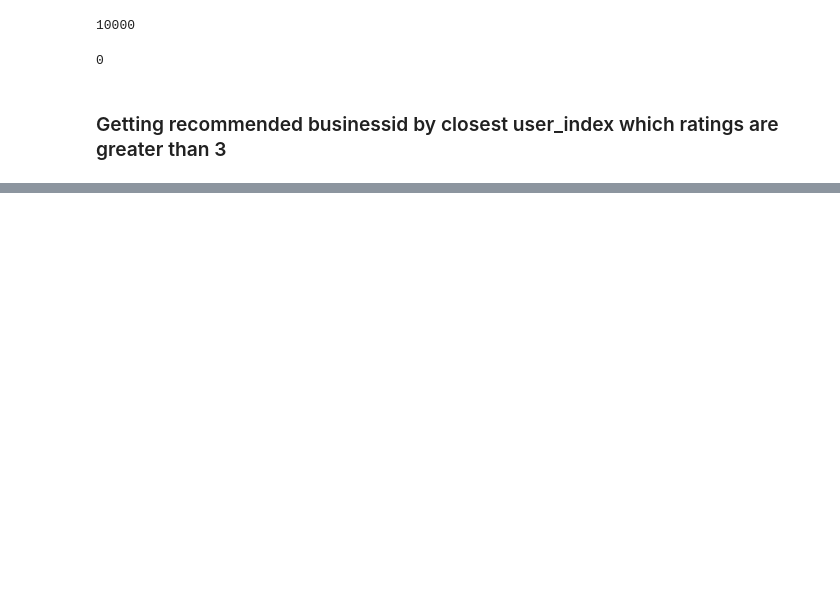
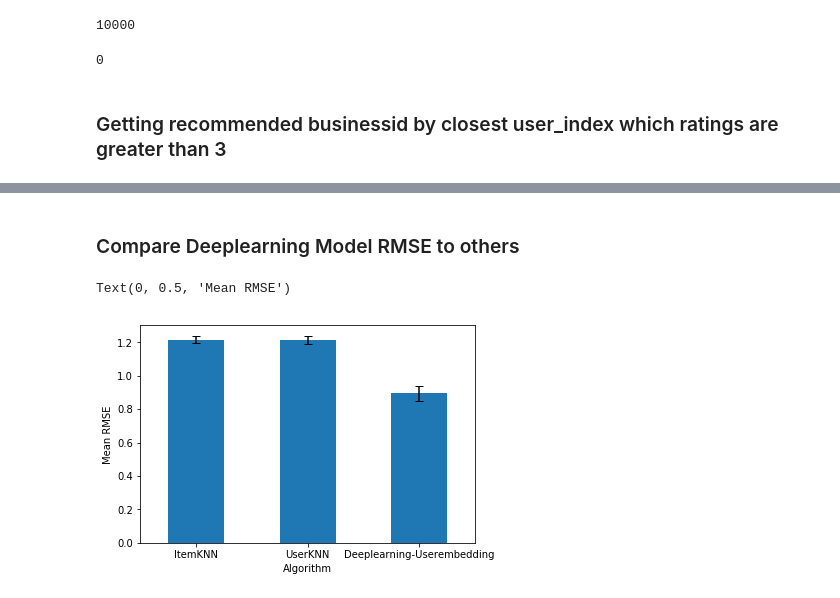
Before and after one commit to ordosnb/KNN, a Jupyter notebook: UserEmbedding.ipynb, the cells around one changed output, grey strips where cells are left out. Cells and saved outputs as stored; diff of their text form; code cells hidden in the pictures; blank space fills up the shorter version.

```diff
--- a/UserEmbedding.ipynb
+++ b/UserEmbedding.ipynb
@@ -420,0 +529,9 @@ Userids closest to 10000.
+# %% [markdown]
+### Compare Deeplearning Model RMSE to others
+# %%
+
+mean_std.loc['Deeplearning-Userembedding']=[Embedding_loss.mean().item(),float(np.std(Embedding_loss).values)]
+mean_std['mean'].plot.bar(yerr=mean_std['std'], rot=0,capsize=4).set_ylabel('Mean RMSE')
+# %% [output]
+Text(0, 0.5, 'Mean RMSE')
+[figure, added]
```
Also changed, not shown: parts of 74 cells of this notebook.
